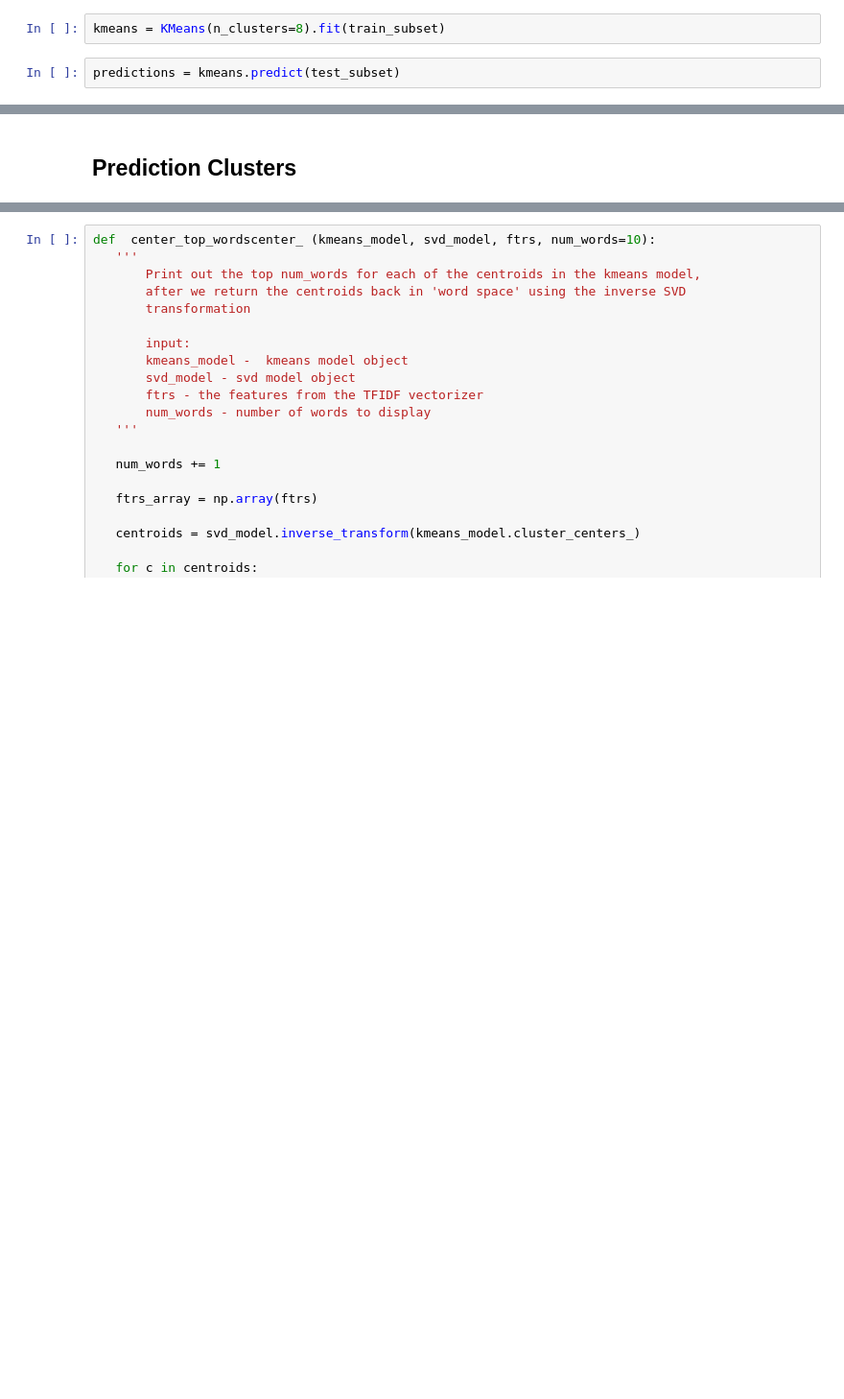
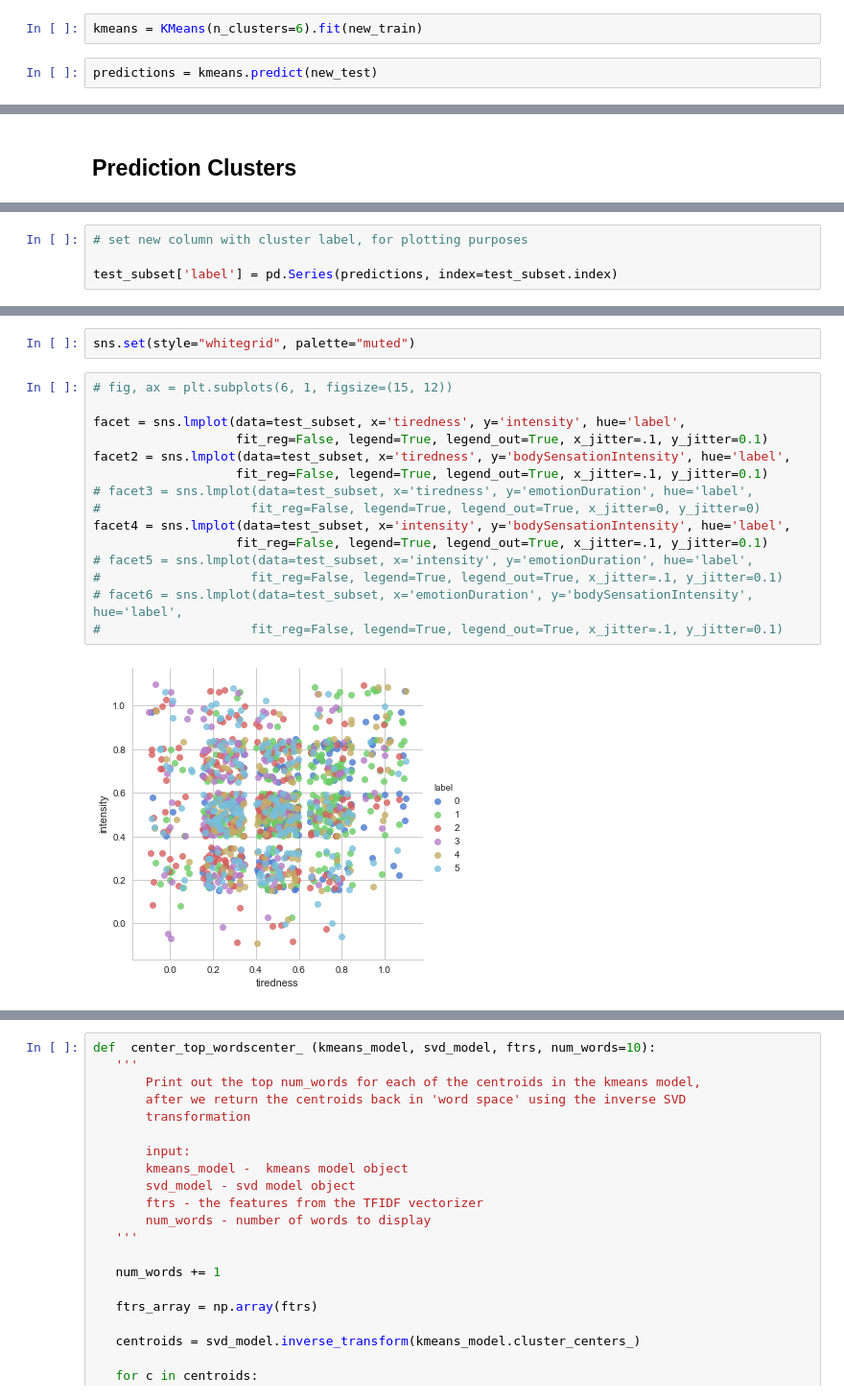
Before and after one commit to monica-oyarzun/capstone, a Jupyter notebook: kMeans_model.ipynb, the cells around one changed output, grey strips where cells are left out. Shown at 96% size. Saved outputs shown, nothing was run; the diff lists cells and outputs as text; blank space fills up the shorter version.

```diff
--- a/kMeans_model.ipynb
+++ b/kMeans_model.ipynb
@@ -344,9 +308,9 @@ for x in train_subset.columns:
 # %% [markdown]
 ## Train initial kMeans model
 # %%
-kmeans = KMeans(n_clusters=8).fit(train_subset)
+kmeans = KMeans(n_clusters=6).fit(new_train)
 # %%
-predictions = kmeans.predict(test_subset)
+predictions = kmeans.predict(new_test)
 # %%
 predictions
 # %% [output]
@@ -524,0 +551,4 @@ centroids =
+# %%
+# set new column with cluster label, for plotting purposes
+
+test_subset['label'] = pd.Series(predictions, index=test_subset.index)
@@ -524,0 +574,19 @@ centroids =
+# %%
+sns.set(style="whitegrid", palette="muted")
+# %%
+# fig, ax = plt.subplots(6, 1, figsize=(15, 12))
+
+facet = sns.lmplot(data=test_subset, x='tiredness', y='intensity', hue='label',
+                   fit_reg=False, legend=True, legend_out=True, x_jitter=.1, y_jitter=0.1)
+facet2 = sns.lmplot(data=test_subset, x='tiredness', y='bodySensationIntensity', hue='label',
+                   fit_reg=False, legend=True, legend_out=True, x_jitter=.1, y_jitter=0.1)
+# facet3 = sns.lmplot(data=test_subset, x='tiredness', y='emotionDuration', hue='label',
+#                    fit_reg=False, legend=True, legend_out=True, x_jitter=0, y_jitter=0)
+facet4 = sns.lmplot(data=test_subset, x='intensity', y='bodySensationIntensity', hue='label',
+                   fit_reg=False, legend=True, legend_out=True, x_jitter=.1, y_jitter=0.1)
+# facet5 = sns.lmplot(data=test_subset, x='intensity', y='emotionDuration', hue='label',
+#                    fit_reg=False, legend=True, legend_out=True, x_jitter=.1, y_jitter=0.1)
+# facet6 = sns.lmplot(data=test_subset, x='emotionDuration', y='bodySensationIntensity', hue='label',
+#                    fit_reg=False, legend=True, legend_out=True, x_jitter=.1, y_jitter=0.1)
+# %% [output]
+[figure, added]
```
Also changed, not shown: parts of 64 cells of this notebook.
